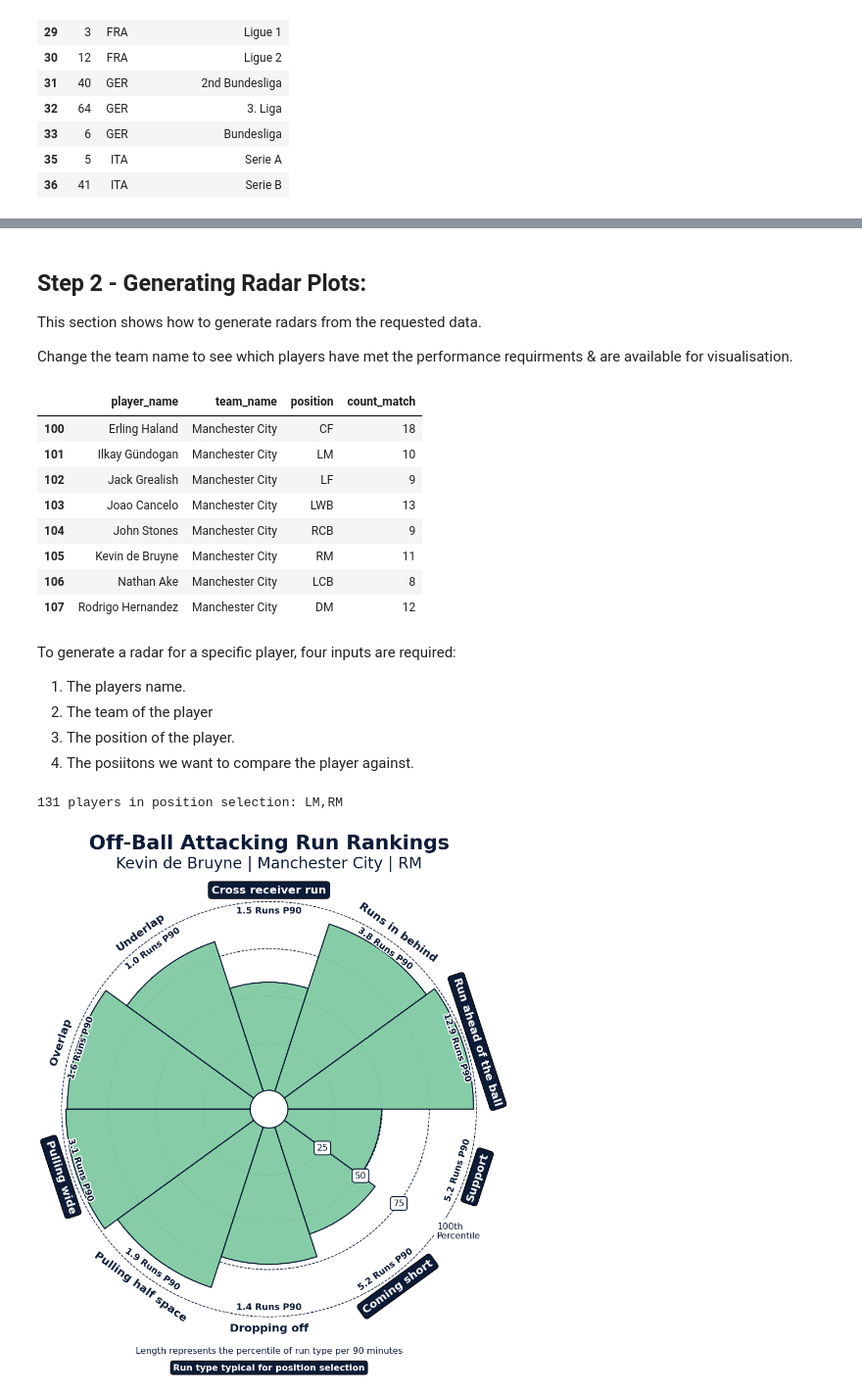
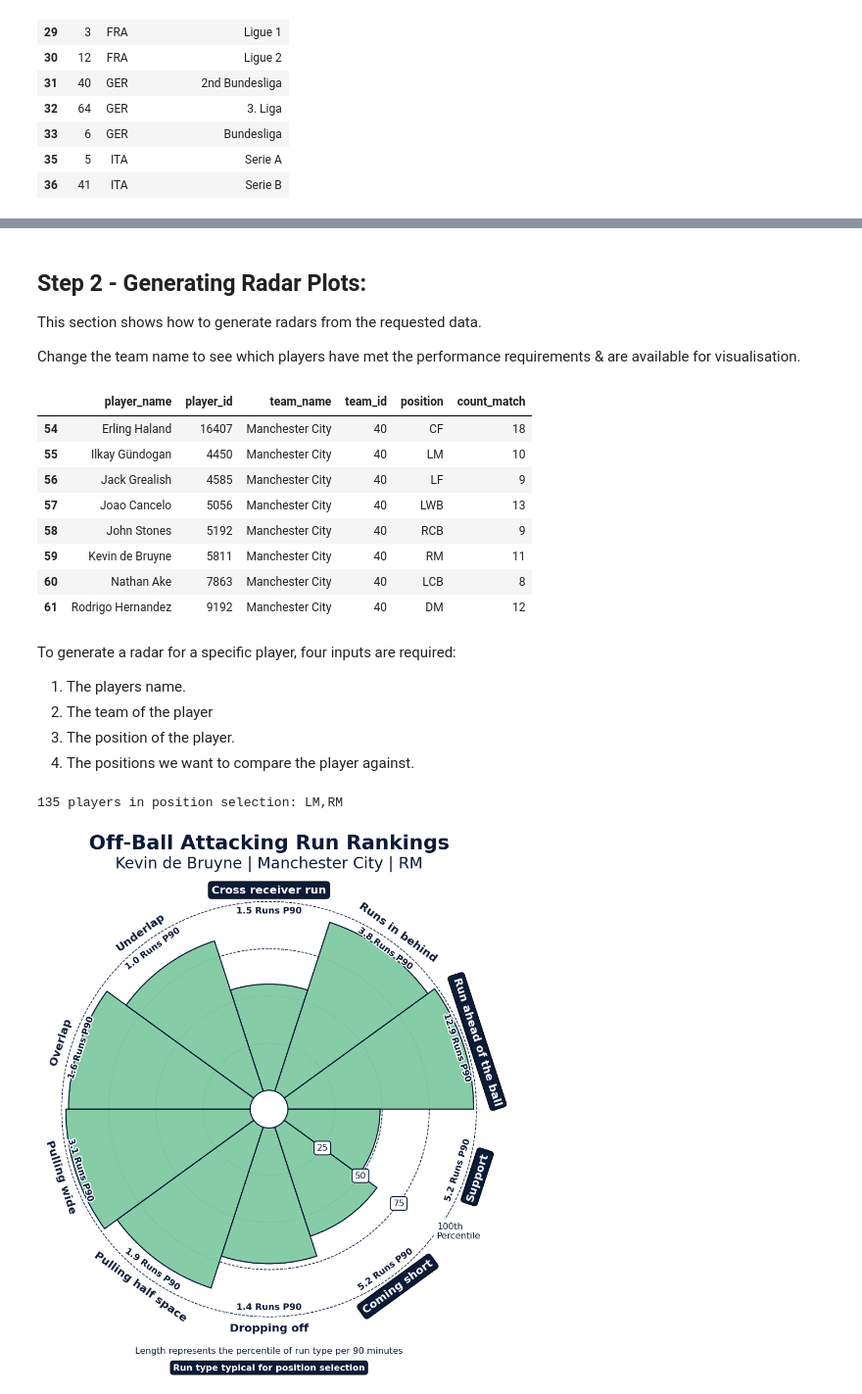
Before and after one commit to SkillCorner/SkillcornerRadarTool, a Jupyter notebook: SkillCorner Off-Ball Run Radars.ipynb, the cells around one changed output, grey strips where cells are left out. Shown at 98% size. Drawn from its saved outputs; the diff is of its cells as text; code cells hidden in the pictures.

Commit message:
Updates:
- Fixed typos
- request_data now initialises off_ball_run_df as an empty DataFrame to clear old data.
- Change player & team name selection to ids.

```diff
--- a/SkillCorner Off-Ball Run Radars.ipynb
+++ b/SkillCorner Off-Ball Run Radars.ipynb
@@ -79,49 +79,51 @@ Success! 121 players returned for competition_id 6
 ## Step 2 - Generating Radar Plots:
 This section shows how to generate radars from the requested data.
 
-Change the team name to see which players have met the performance requirments & are available for visualisation.
+Change the team name to see which players have met the performance requirements & are available for visualisation.
 # %%
 # Which player from Manchester City have met the performance requirements.
 sc_radar_tool.get_off_ball_run_df()[sc_radar_tool.get_off_ball_run_df()['team_name'] == 'Manchester City'][['player_name',
-                                                                                                          'team_name',
-                                                                                                          'position',
-                                                                                                          'count_match']]
+                                                                                                            'player_id',
+                                                                                                            'team_name',
+                                                                                                            'team_id',
+                                                                                                            'position',
+                                                                                                            'count_match']]
 # %% [output]
-|  | player_name | team_name | position | count_match |
-| 100 | Erling Haland | Manchester City | CF | 18 |
-| 101 | Ilkay Gündogan | Manchester City | LM | 10 |
-| 102 | Jack Grealish | Manchester City | LF | 9 |
-| 103 | Joao Cancelo | Manchester City | LWB | 13 |
-| 104 | John Stones | Manchester City | RCB | 9 |
-| 105 | Kevin de Bruyne | Manchester City | RM | 11 |
-| 106 | Nathan Ake | Manchester City | LCB | 8 |
-| 107 | Rodrigo Hernandez | Manchester City | DM | 12 |
+|  | player_name | player_id | team_name | team_id | position | count_match |
+| 54 | Erling Haland | 16407 | Manchester City | 40 | CF | 18 |
+| 55 | Ilkay Gündogan | 4450 | Manchester City | 40 | LM | 10 |
+| 56 | Jack Grealish | 4585 | Manchester City | 40 | LF | 9 |
+| 57 | Joao Cancelo | 5056 | Manchester City | 40 | LWB | 13 |
+| 58 | John Stones | 5192 | Manchester City | 40 | RCB | 9 |
+| 59 | Kevin de Bruyne | 5811 | Manchester City | 40 | RM | 11 |
+| 60 | Nathan Ake | 7863 | Manchester City | 40 | LCB | 8 |
+| 61 | Rodrigo Hernandez | 9192 | Manchester City | 40 | DM | 12 |
 # %% [markdown]
 To generate a radar for a specific player, four inputs are required:
 
 1. The players name.
 2. The team of the player
 3. The position of the player.
-4. The posiitons we want to compare the player against.
+4. The positions we want to compare the player against.
 # %%
 # Player we want to generate radar for.
-player_name = 'Kevin de Bruyne'
+player_id = 5811
 # The team of Kevin de Bruyne (some players play for multiple teams in the same season).
-team_name = 'Manchester City'
+team_id = 40
 # Position to compare Kevin de Bruyne in (some players play in multiple positions).
-player_posisition = 'RM'
+player_position = 'RM'
 # Positions of players to compare Kevin de Bruyne against. Here we will compare against all forwards
 position_to_compare = ['LM', 'RM']
 # The theme of the plot ('Light' or 'Dark').
 theme = 'Light'
 
 # Generate the radar for Kevin de Bruyne as a RM playing for Manchester City.
 # Ranking against players who have played LM or RM in the top 5 leagues in season 2022/2023.
-fig, ax = sc_radar_tool.rank_players_generate_radar(player_name,
-                                                    team_name,
-                                                    player_posisition,
+fig, ax = sc_radar_tool.rank_players_generate_radar(player_id,
+                                                    team_id,
+                                                    player_position,
                                                     position_to_compare,
                                                     theme)
 # %% [output]
-131 players in position selection: LM,RM
+135 players in position selection: LM,RM
-[figure, old version]
+[figure, new version]
```
Also changed, not shown: parts of 5 cells of this notebook, 1 other file.
